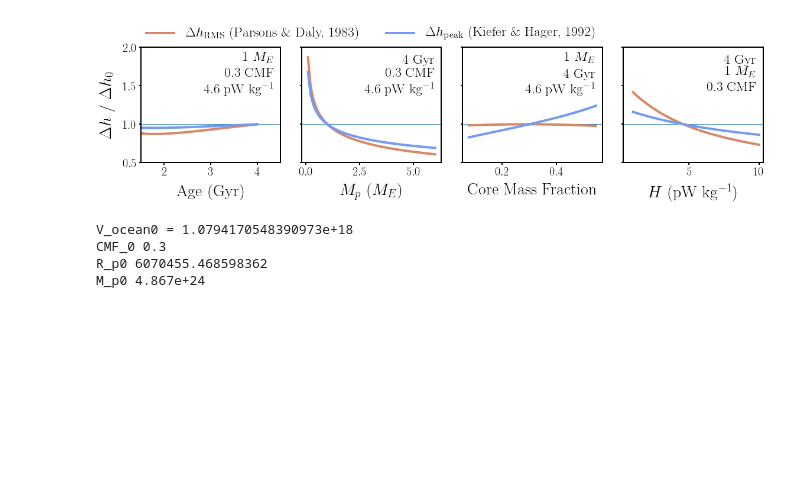
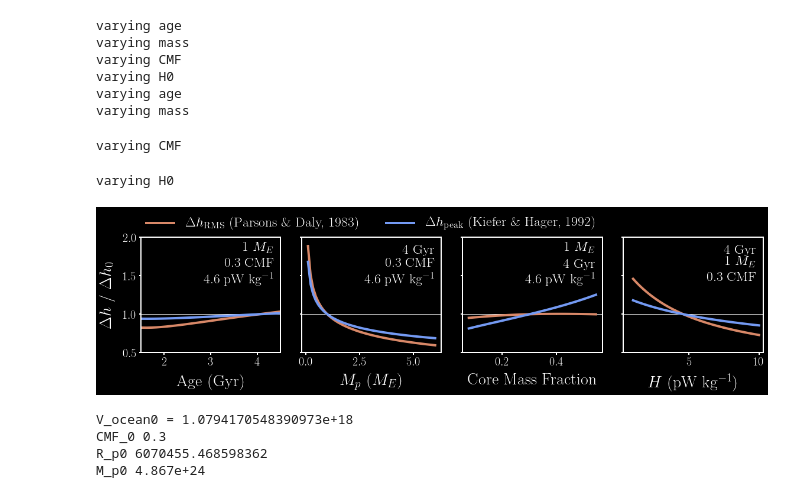
Before and after one commit to clairesworld/exo-top, a Jupyter notebook: notebooks/plot_relative_h.ipynb, the cells around one changed output. Drawn from its saved outputs; the diff is of its cells as text; code cells hidden in the pictures; blank space fills up the shorter version.

```diff
--- a/notebooks/plot_relative_h.ipynb
+++ b/notebooks/plot_relative_h.ipynb
@@ -25,19 +25,25 @@ rc('font',**{'family':'serif','serif':['Times New Roman']})  # latex font for ma
 # rc('font',**{'family':'monospace','monospace':['Ubuntu Mono']})  # for computery poster
 rc('text', usetex=True)  # turn on for latexy font
 mpl.font_manager._rebuild()
-# plt.style.use('dark_background')
+plt.style.use('dark_background')
 # %%
 fig, axes=plottop.plot_h_relative_multi(age=4, alpha=1, wspace=0.15, legsize=23.5, ticksize=20, labelsize=28,
                                         ymin=0.5, ymax=2, lw=4, #legtitle=r'\textbf{\textit{Model}}',
                                         labelpad=10, legendtop=True, tickwidth=2,
-                                        plots_save=False, fname='relative_h_poster', fig_path=fig_path,
-                                        T_m0=1750, T_c0=2250, D_l0=100e3, visc_type='KW',
+                                        save=False, fname='relative_h_poster', fig_path=fig_path,
+                                        visc_type='KW',
                                         models=['dyn_top_rms_isoviscous','dyn_top_KH'],
                                         labels=['$\Delta h_{\mathrm{RMS}}$ (Parsons \& Daly, 1983)',
                                                 '$\Delta h_{\mathrm{peak}}$ (Kiefer \& Hager, 1992)'],
                                         x_vars=['age', 'M_p', 'CMF', 'H0'],
-                                        c=['#d88868','#749af3'], ftype='png')
-
-# variation with surface T_eq is on the order of 10 ppm
+                                        c=['#d88868','#749af3'])
 # %% [output]
+varying age
+varying mass
+varying CMF
+varying H0
+varying age
+varying mass
+varying CMF
+varying H0
-[figure, old version]
+[figure, new version]
```
Also changed, not shown: parts of 1 cell of this notebook, 10 other files.
